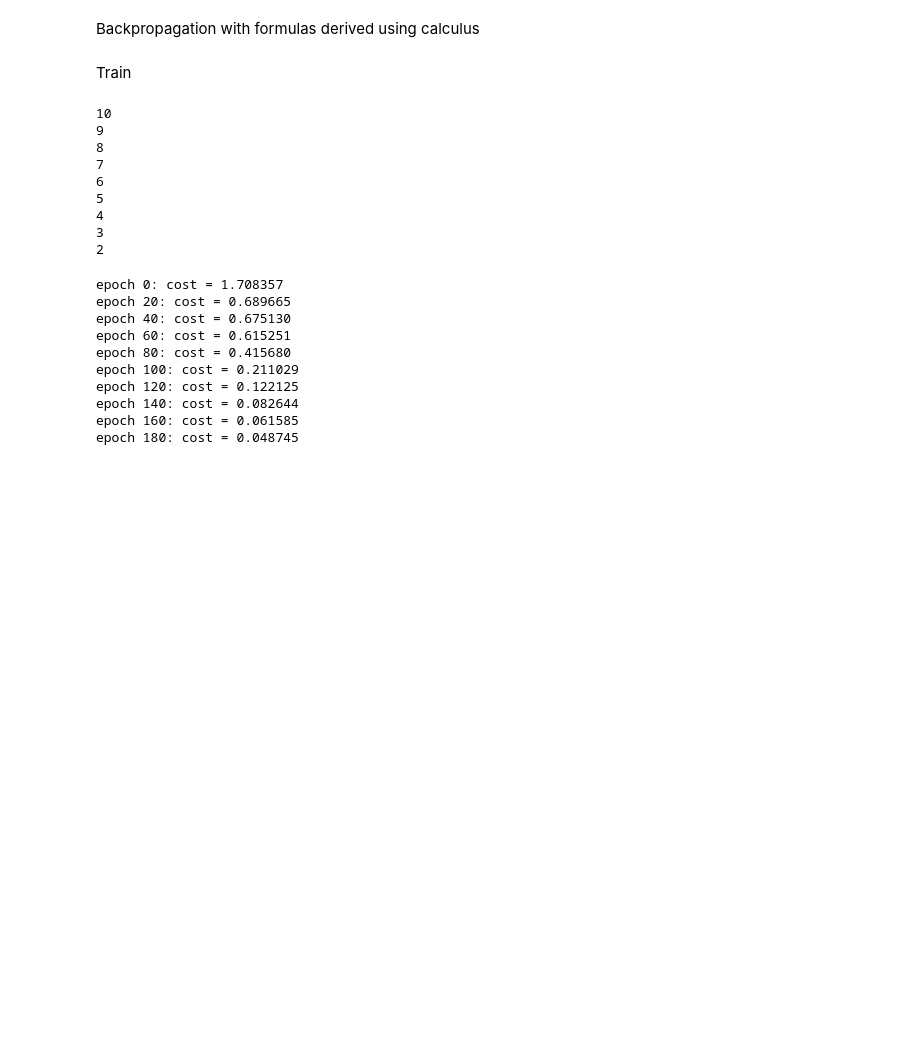
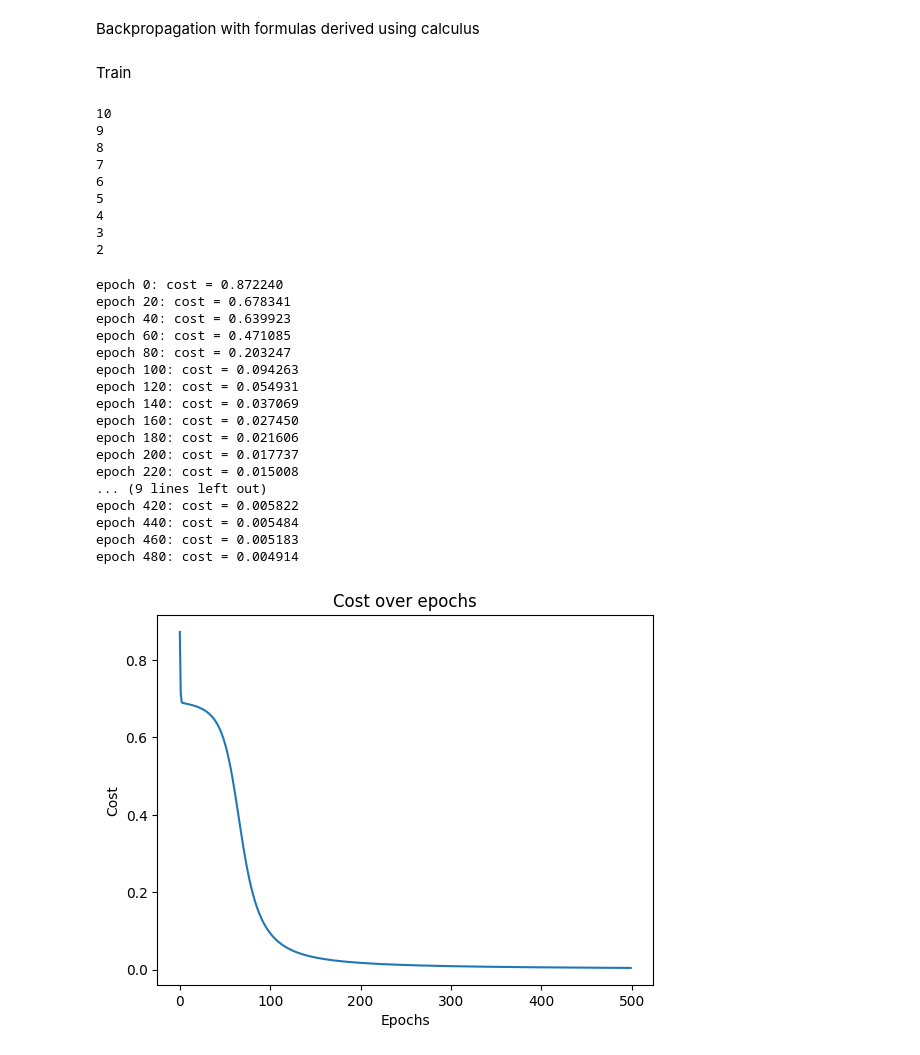
Before and after one commit to Minimaruva/Neural-Net-from-Scratch, a Jupyter notebook: NN.ipynb, the cells around one changed output. Cells and saved outputs as stored; diff of their text form; code cells hidden in the pictures; blank space fills up the shorter version.

Commit message:
idk why training stopped working but now it works and i added normalisation

```diff
--- a/NN.ipynb
+++ b/NN.ipynb
@@ -75,6 +76,8 @@ def prepare_data():
   ])
   y = np.array([0,1,1,0,0,1,1,0,1,0])
   m = y.shape[0]  # number of samples
+  # Normalize the input features to prevent gradient issues
+  X = (X - np.mean(X, axis=0)) / np.std(X, axis=0)
   # Transpose the input matrix to match the expected shape
   A0 = X.T
   # Reshape y to a matrix
@@ -198,7 +201,7 @@ def backprop_layer(dC_dA_current, A_current, A_prev, W_current, Y, layer_num):
 # %% [markdown]
 Train
 # %%
-def train(epochs=200, alpha=0.1, hidden_layers=hidden_layers, features=features, outputs=outputs):
+def train(epochs=500, alpha=0.1, hidden_layers=hidden_layers, features=features, outputs=outputs):
   global weights, biases, x_train, y_train
 
   costs = []
@@ -261,14 +264,27 @@ for i in range(10,1,-1):
 2
 # %%
 costs = train()
+plt.plot(costs)
+plt.xlabel('Epochs')
+plt.ylabel('Cost')
+plt.title('Cost over epochs')
+plt.show()
 # %% [output]
-epoch 0: cost = 1.708357
-epoch 20: cost = 0.689665
-epoch 40: cost = 0.675130
-epoch 60: cost = 0.615251
-epoch 80: cost = 0.415680
-epoch 100: cost = 0.211029
-epoch 120: cost = 0.122125
-epoch 140: cost = 0.082644
-epoch 160: cost = 0.061585
-epoch 180: cost = 0.048745
+epoch 0: cost = 0.872240
+epoch 20: cost = 0.678341
+epoch 40: cost = 0.639923
+epoch 60: cost = 0.471085
+epoch 80: cost = 0.203247
+epoch 100: cost = 0.094263
+epoch 120: cost = 0.054931
+epoch 140: cost = 0.037069
+epoch 160: cost = 0.027450
+epoch 180: cost = 0.021606
+epoch 200: cost = 0.017737
+epoch 220: cost = 0.015008
+... (9 lines left out)
+epoch 420: cost = 0.005822
+epoch 440: cost = 0.005484
+epoch 460: cost = 0.005183
+epoch 480: cost = 0.004914
+[figure, added]
```
Also changed, not shown: parts of 4 cells of this notebook.
